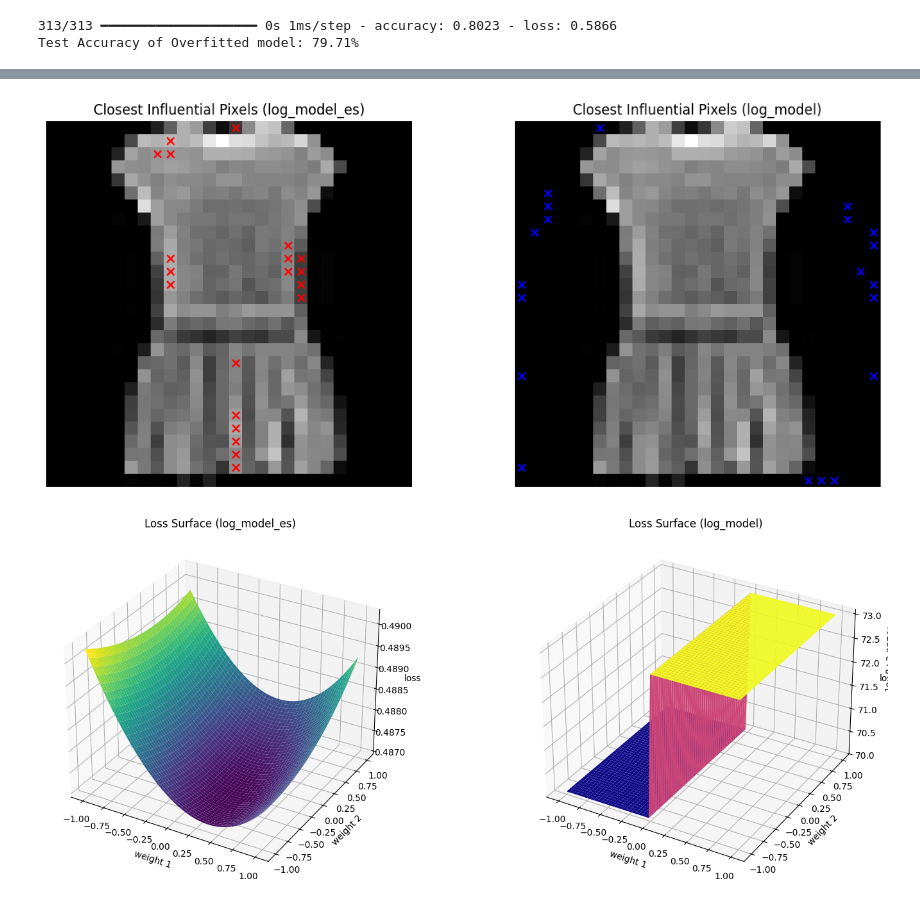
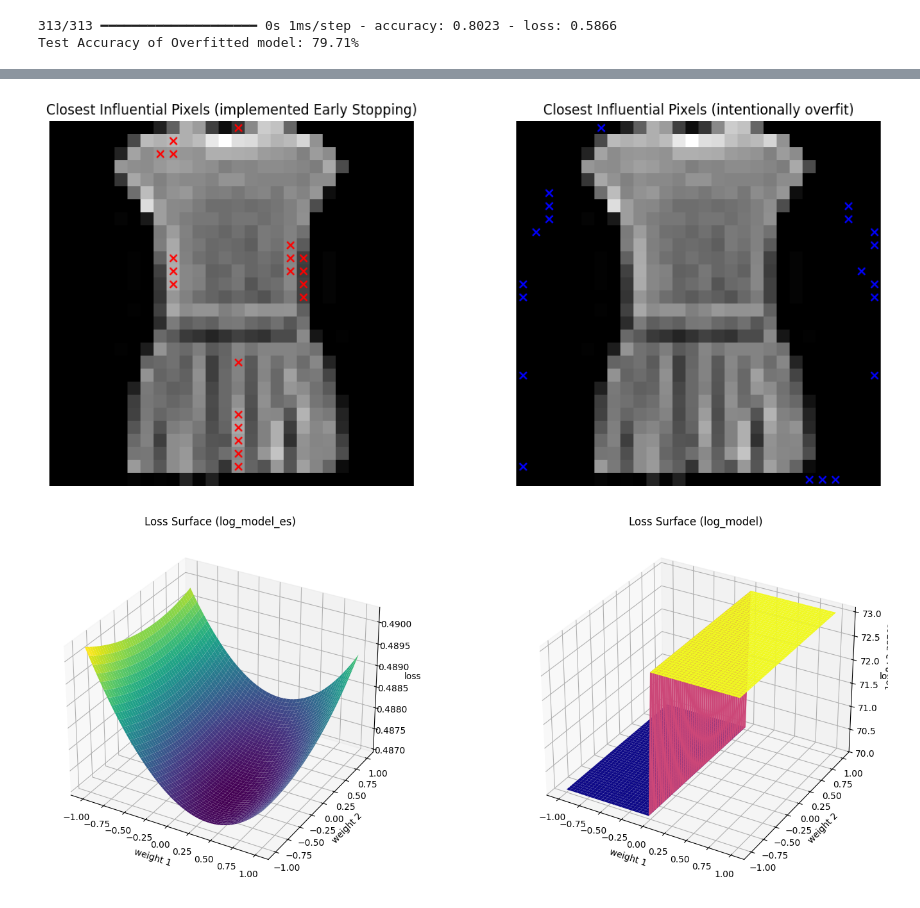
Before and after one commit to Salekin-13/intro-to-ml-basics, a Jupyter notebook: notebooks/logistic_regression_performance.ipynb, the cells around one changed output, grey strips where cells are left out. Saved outputs shown, nothing was run; the diff lists cells and outputs as text; code cells hidden in the pictures.

```diff
--- a/logistic_regression_performance.ipynb
+++ b/notebooks/logistic_regression_performance.ipynb
@@ -355,34 +353,34 @@ for i, j in itertools.combinations(range(len(coords)), 2):
 
 i1, i2 = shortest_pair_indices[0], shortest_pair_indices[1]
 
 # Sample image
 for im, tr in train_ds.unbatch():
     if tr.numpy() == cls_idx:
         sample_image = im.numpy().squeeze()
         break
 
 axs[0].imshow(sample_image, cmap='gray')
-axs[0].set_title(f'Closest Influential Pixels (log_model_es)')
+axs[0].set_title(f'Closest Influential Pixels (implemented Early Stopping)')
 for r, c in coords:
     axs[0].scatter(c, r, c='red', s=40, marker='x')
 axs[0].axis('off')
 
 
 # === Second Plot: log_model ===
 flat_weights1 = w1[:, cls_idx]
 top_indices1 = np.argsort(np.abs(flat_weights1))[-20:]
 coords1 = [(idx // 28, idx % 28) for idx in top_indices1]
 
 k,l = top_indices1[:2]
 
 axs[1].imshow(sample_image, cmap='gray')
-axs[1].set_title(f'Closest Influential Pixels (log_model)')
+axs[1].set_title(f'Closest Influential Pixels (intentionally overfit)')
 for r, c in coords1:
     axs[1].scatter(c, r, c='blue', s=40, marker='x')
 axs[1].axis('off')
 
 plt.tight_layout()
 plt.show()
 # %% [output]
-[figure, old version]
+[figure, new version]
 # %%
```
Also changed, not shown: parts of 24 cells of this notebook, 7 other files.
